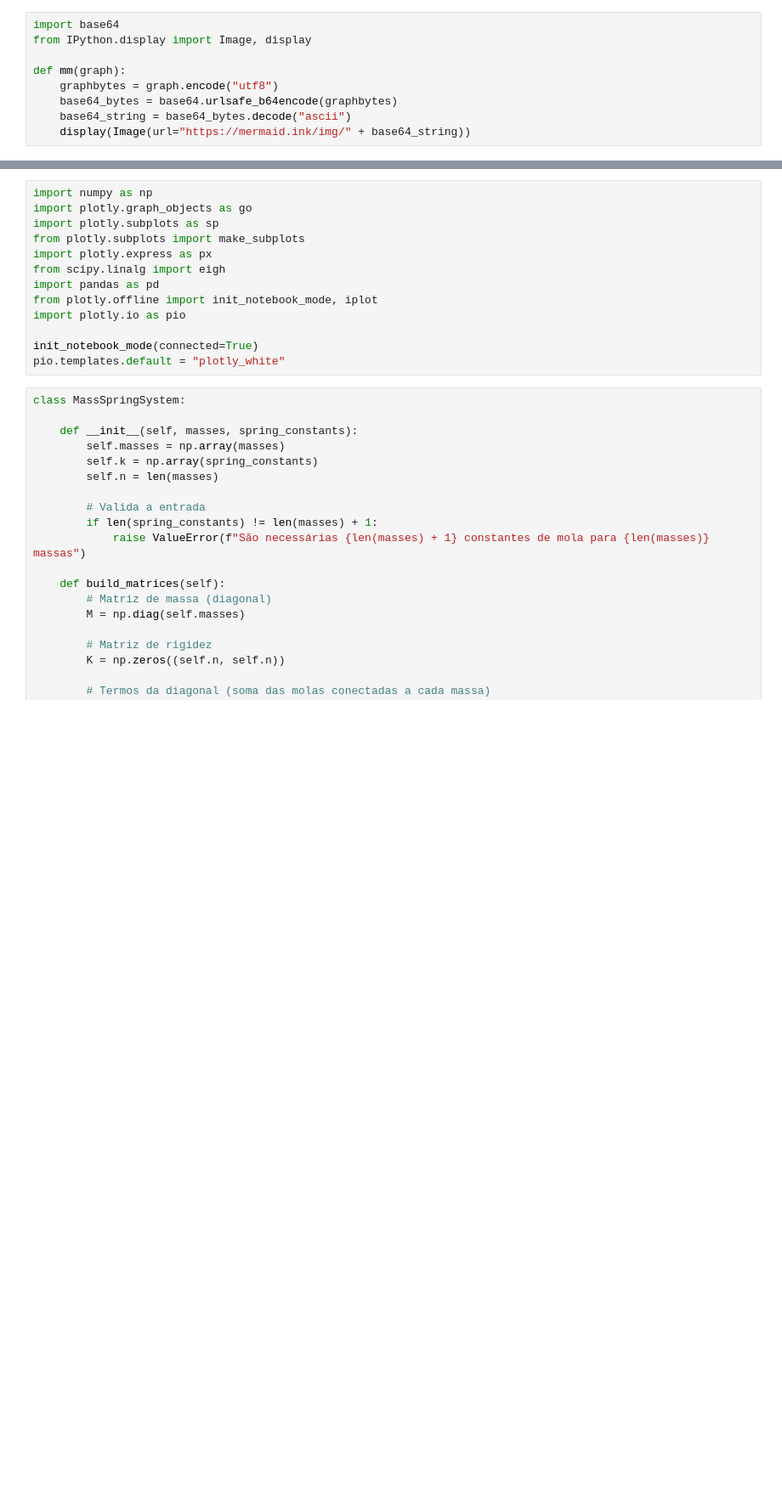
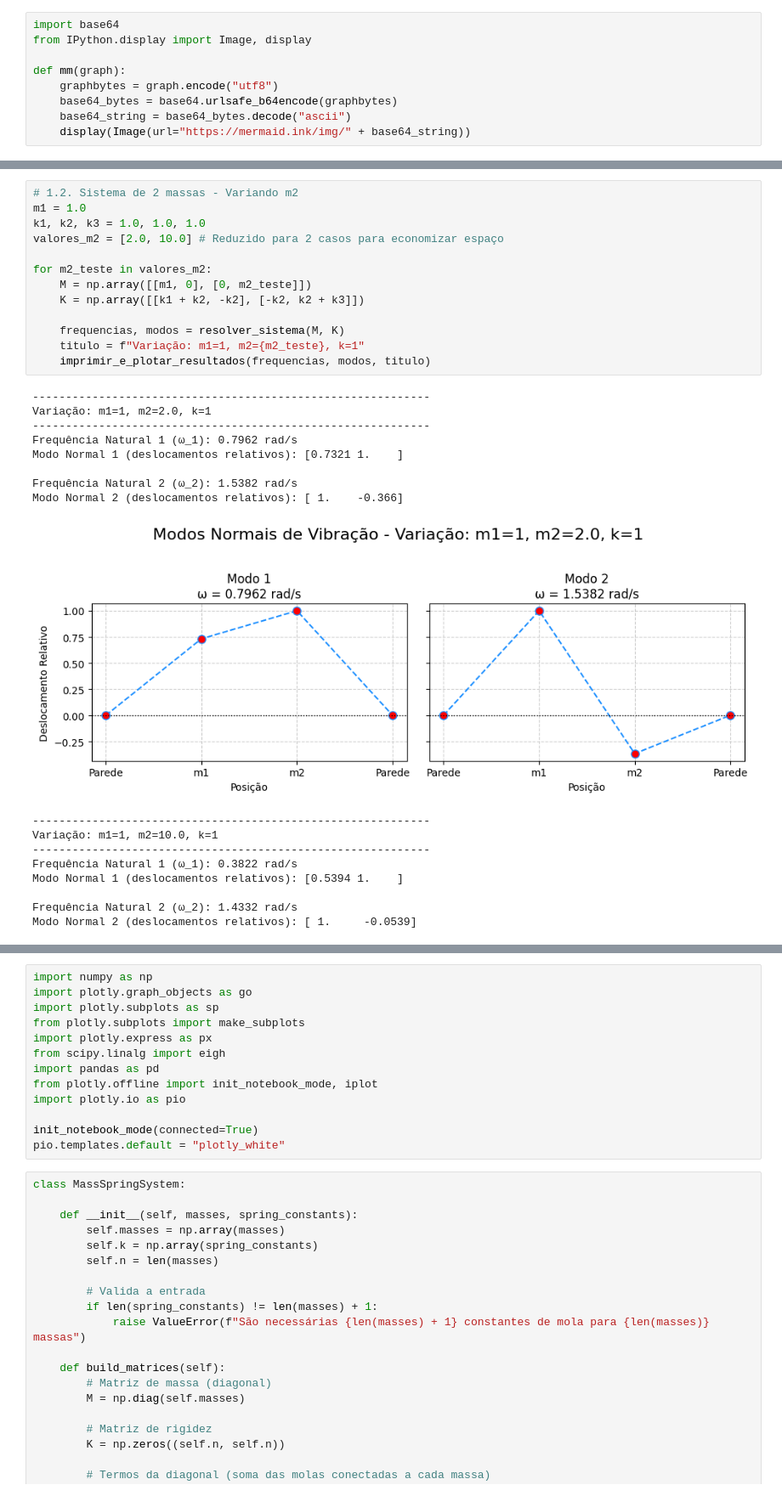
Before and after one commit to cesaraugustoo/av4, a Jupyter notebook: ex1.ipynb, the cells around one changed output, grey strips where cells are left out. Shown at 85% size. Cells and saved outputs as stored; diff of their text form; blank space fills up the shorter version.

```diff
--- a/ex1.ipynb
+++ b/ex1.ipynb
@@ -45,0 +182,31 @@ mm(diagrama)
+# %%
+# 1.2. Sistema de 2 massas - Variando m2
+m1 = 1.0
+k1, k2, k3 = 1.0, 1.0, 1.0
+valores_m2 = [2.0, 10.0] # Reduzido para 2 casos para economizar espaço
+
+for m2_teste in valores_m2:
+    M = np.array([[m1, 0], [0, m2_teste]])
+    K = np.array([[k1 + k2, -k2], [-k2, k2 + k3]])
+
+    frequencias, modos = resolver_sistema(M, K)
+    titulo = f"Variação: m1=1, m2={m2_teste}, k=1"
+    imprimir_e_plotar_resultados(frequencias, modos, titulo)
+# %% [output]
+------------------------------------------------------------
+Variação: m1=1, m2=2.0, k=1
+------------------------------------------------------------
+Frequência Natural 1 (ω_1): 0.7962 rad/s
+Modo Normal 1 (deslocamentos relativos): [0.7321 1.    ]
+
+Frequência Natural 2 (ω_2): 1.5382 rad/s
+Modo Normal 2 (deslocamentos relativos): [ 1.    -0.366]
+[figure, added]
+------------------------------------------------------------
+Variação: m1=1, m2=10.0, k=1
+------------------------------------------------------------
+Frequência Natural 1 (ω_1): 0.3822 rad/s
+Modo Normal 1 (deslocamentos relativos): [0.5394 1.    ]
+
+Frequência Natural 2 (ω_2): 1.4332 rad/s
+Modo Normal 2 (deslocamentos relativos): [ 1.     -0.0539]
```
Also changed, not shown: parts of 9 cells of this notebook, 1 other file.
